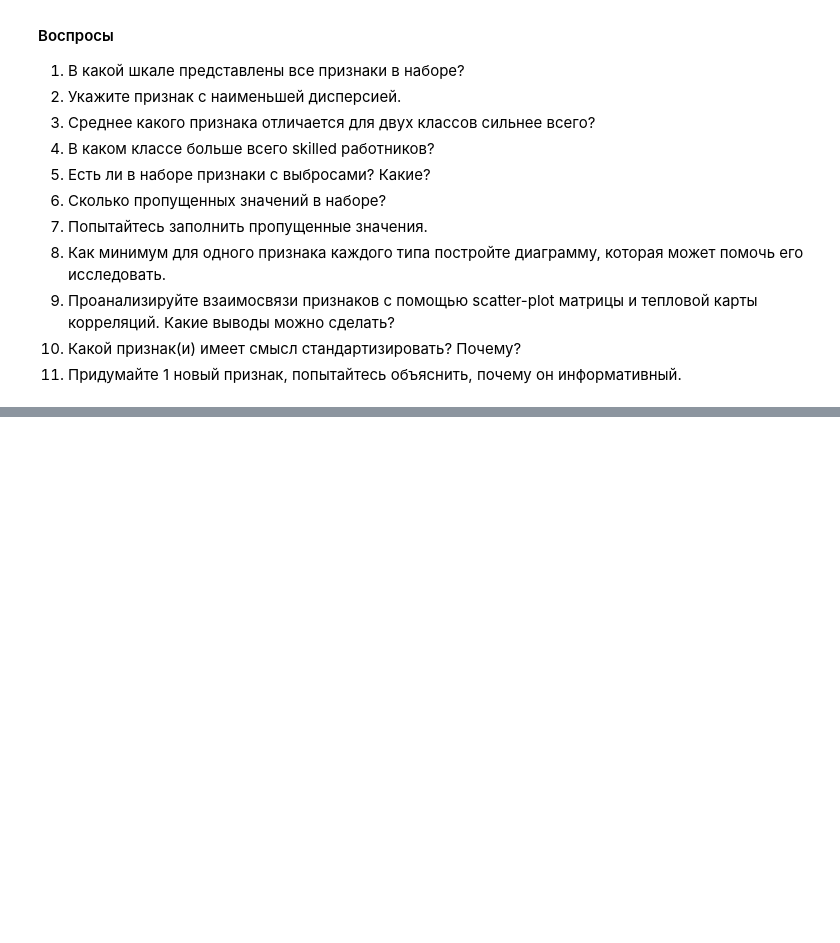
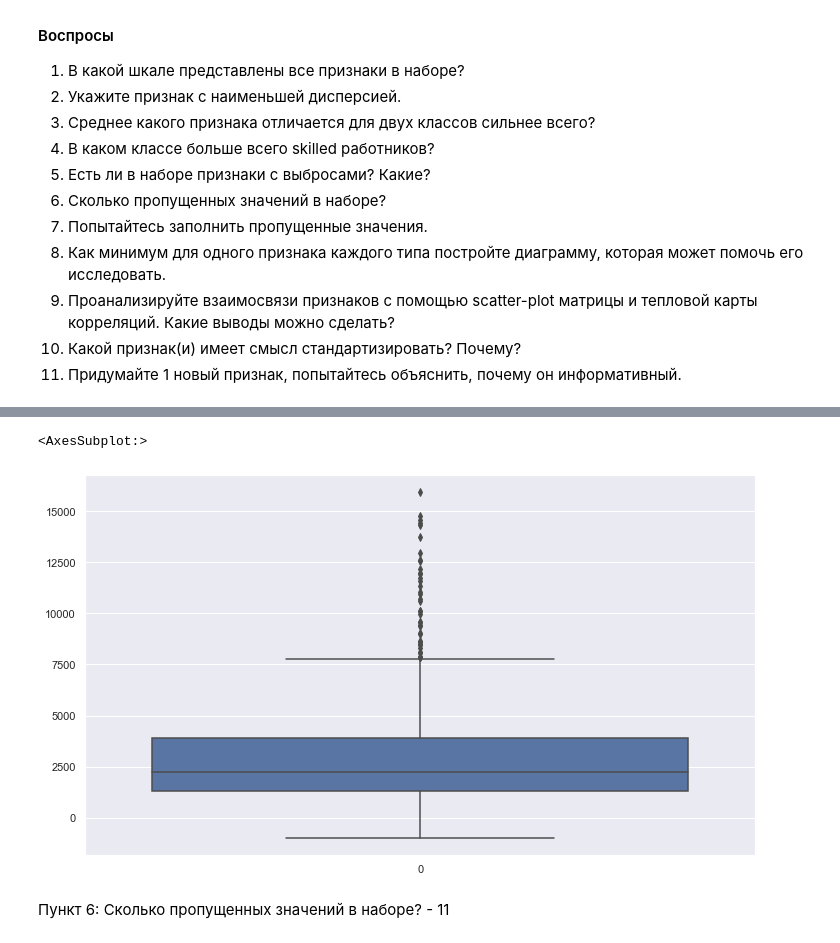
Before and after one commit to baklazhenko-dm/DataMining, a Jupyter notebook: lab1_task.ipynb, the cells around one changed output, grey strips where cells are left out. Saved outputs shown, nothing was run; the diff lists cells and outputs as text; code cells hidden in the pictures; blank space fills up the shorter version.

```diff
--- a/lab1_task.ipynb
+++ b/lab1_task.ipynb
@@ -38,0 +132,13 @@ credit_df = pd.read_csv(path, index_col=0)
+# %%
+plt.subplots(figsize=(12,7))
+#sns.boxplot(data=credit_df['duration'])
+#sns.boxplot(data=credit_df['residence_since'])
+#sns.boxplot(data=credit_df['age'])
+#sns.boxplot(data=credit_df['existing_credits'])
+#sns.boxplot(data=credit_df['num_dependents'])
+sns.boxplot(data=credit_df['credit_amount'])
+# %% [output]
+<AxesSubplot:>
+[figure, added]
+# %% [markdown]
+Пункт 6: Сколько пропущенных значений в наборе? - 11
```
Also changed, not shown: parts of 33 cells of this notebook.
